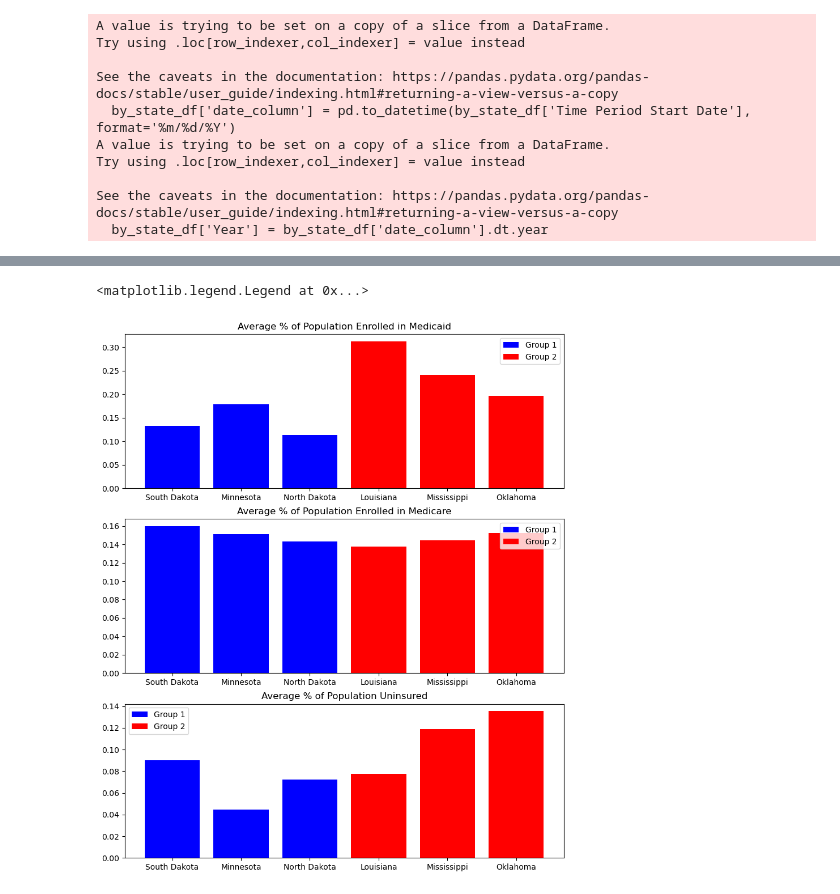
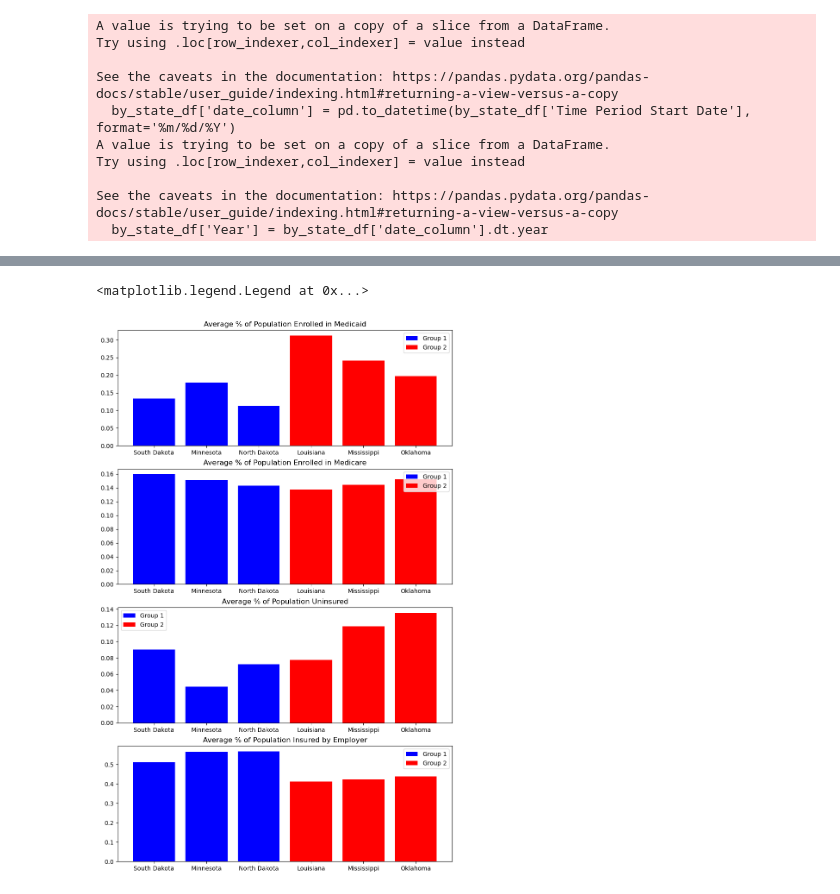
Before and after one commit to vjayne93/blue-team-project-1, a Jupyter notebook: luis-working-notebook.ipynb, the cells around one changed output, grey strips where cells are left out. Saved outputs shown, nothing was run; the diff lists cells and outputs as text; code cells hidden in the pictures.

```diff
--- a/luis-working-notebook.ipynb
+++ b/luis-working-notebook.ipynb
@@ -97,8 +114,8 @@ med_enr_full_df =  pd.read_csv(med_enr_path)
 # %%
 #Uninsured and Insured Data Set
-in_clean_df = pd.merge(unin_2019_full_df[['Location', 'Medicaid', 'Medicare', 'Uninsured']],
-                        unin_2021_full_df[['Location', 'Medicaid', 'Medicare', 'Uninsured']], on = 'Location')
-in_clean_df = pd.merge(in_clean_df, unin_2022_full_df[['Location', 'Medicaid', 'Medicare', 'Uninsured']], on = 'Location').dropna(how='any')
+in_clean_df = pd.merge(unin_2019_full_df[['Location', 'Medicaid', 'Medicare', 'Uninsured', 'Employer']],
+                        unin_2021_full_df[['Location', 'Medicaid', 'Medicare', 'Uninsured', 'Employer']], on = 'Location')
+in_clean_df = pd.merge(in_clean_df, unin_2022_full_df[['Location', 'Medicaid', 'Medicare', 'Uninsured', 'Employer']], on = 'Location').dropna(how='any')
 
 group1_state_in_clean_df = []
 for states in lower_states.index:
@@ -112,7 +129,10 @@ group1_state_in_clean_df = group1_state_in_clean_df.rename(columns= {'Medicaid_x
                              'Medicare': 'Medicare_2022',
                              'Uninsured_x': 'Uninsured_2019',
                              'Uninsured_y': 'Uninsured_2021',
-                             'Uninsured': 'Uninsured_2022'})
+                             'Uninsured': 'Uninsured_2022',
+                             'Employer_y': 'Employer_2021',
+                             'Employer': 'Employer_2022',
+                             'Employer_x': 'Employer_2019'})
 
 avg_medicaid_g1 = np.mean(group1_state_in_clean_df.set_index('Location')[['Medicaid_2019',
                                                                        'Medicaid_2021',
@@ -121,10 +141,11 @@ avg_medicare_g1 = np.mean(group1_state_in_clean_df.set_index('Location')[['Medic
                                                                        'Medicare_2021',
                                                                        'Medicare_2022']], axis=1)
 avg_uninsured_g1 = np.mean(group1_state_in_clean_df.set_index('Location')[['Uninsured_2019',
-                                                                       'Uninsured_2021',
-
-
-                                                                           'Uninsured_2022']], axis=1)
+                                                                        'Uninsured_2021',
+                                                                        'Uninsured_2022']], axis=1)
+avg_employer_g1 = np.mean(group1_state_in_clean_df.set_index('Location')[['Employer_2019',
+                                                                       'Employer_2021',
+                                                                       'Employer_2022']], axis=1)
 group2_state_in_clean_df = []
 for states in higher_states.index:
     group2_state_in_clean_df.append(in_clean_df.loc[in_clean_df['Location'] == states])
@@ -137,33 +158,44 @@ group2_state_in_clean_df = group2_state_in_clean_df.rename(columns= {'Medicaid_x
                              'Medicare': 'Medicare_2022',
                              'Uninsured_x': 'Uninsured_2019',
                              'Uninsured_y': 'Uninsured_2021',
-                             'Uninsured': 'Uninsured_2022'})
+                             'Uninsured': 'Uninsured_2022',
+                             'Employer_y': 'Employer_2021',
+                             'Employer': 'Employer_2022',
+                             'Employer_x': 'Employer_2019'})
 
 avg_medicaid_g2 = np.mean(group2_state_in_clean_df.set_index('Location')[['Medicaid_2019',
                                                                        'Medicaid_2021',
                                                                        'Medicaid_2022']], axis=1)
 avg_medicare_g2 = np.mean(group2_state_in_clean_df.set_index('Location')[['Medicare_2019',
                                                                        'Medicare_2021',
                                                                        'Medicare_2022']], axis=1)
 avg_uninsured_g2 = np.mean(group2_state_in_clean_df.set_index('Location')[['Uninsured_2019',
                                                                        'Uninsured_2021',
                                                                        'Uninsured_2022']], axis=1)
+avg_employer_g2 = np.mean(group2_state_in_clean_df.set_index('Location')[['Employer_2019',
+                                                                       'Employer_2021',
+                                                                       'Employer_2022']], axis=1)
 
-fig, axs = plt.subplots(3, 1, figsize=(10, 12))
+fig, axs = plt.subplots(4, 1, figsize=(10, 16))
 axs[0].bar(avg_medicaid_g1.index, avg_medicaid_g1, color='blue', label='Group 1')
 axs[0].bar(avg_medicaid_g2.index, avg_medicaid_g2, color='red', label='Group 2')
 axs[0].set_title('Average % of Population Enrolled in Medicaid')
 axs[0].legend()
 
 axs[1].bar(avg_medicare_g1.index, avg_medicare_g1, color='blue', label='Group 1')
 axs[1].bar(avg_medicare_g2.index, avg_medicare_g2, color='red', label='Group 2')
 axs[1].set_title('Average % of Population Enrolled in Medicare')
 axs[1].legend()
 
 axs[2].bar(avg_uninsured_g1.index, avg_uninsured_g1, color='blue', label='Group 1')
 axs[2].bar(avg_uninsured_g2.index, avg_uninsured_g2, color='red', label='Group 2')
 axs[2].set_title('Average % of Population Uninsured')
 axs[2].legend()
+
+axs[3].bar(avg_employer_g1.index, avg_employer_g1, color='blue', label='Group 1')
+axs[3].bar(avg_employer_g2.index, avg_employer_g2, color='red', label='Group 2')
+axs[3].set_title('Average % of Population Insured by Employer')
+axs[3].legend()
 # %% [output]
 <matplotlib.legend.Legend at 0x...>
-[figure, old version]
+[figure, new version]
```
Also changed, not shown: parts of 5 cells of this notebook.
